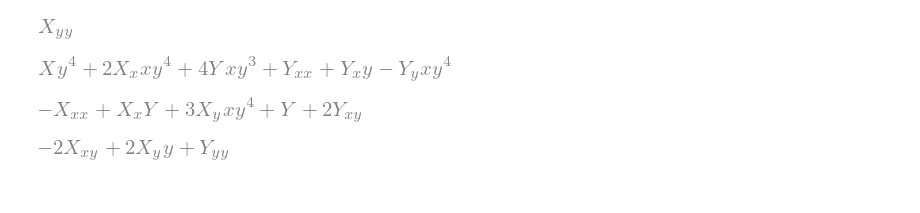
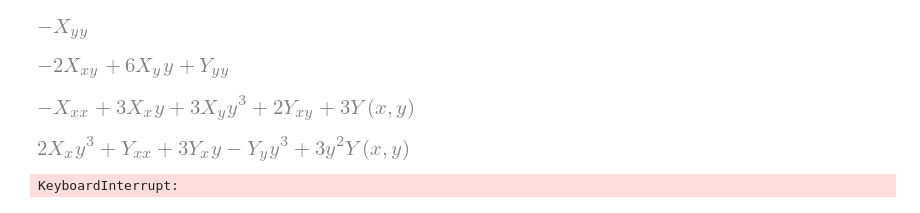
Before and after one commit to tapir442/delierium, a Jupyter notebook: notebooks/Arrigo/Arrigo_Janet_Basis_2.19_manually.ipynb, the cells around one changed output. Saved outputs shown, nothing was run; the diff lists cells and outputs as text; code cells hidden in the pictures.

```diff
--- a/notebooks/Arrigo/Arrigo_Janet_Basis_2.19_manually.ipynb
+++ b/notebooks/Arrigo/Arrigo_Janet_Basis_2.19_manually.ipynb
@@ -1,32 +1,45 @@
 # %%
 import os
 #os.environ["USE_SYMENGINE"] = "0"
 
-from sympy import diff, symbols, Function
+from sympy import diff, symbols, Function, Symbol, Derivative
 from delierium.matrix_order import Context, Mgrlex, Mgrevlex, Mlex
 from delierium.JanetBasis import Janet_Basis, LHDP
-from delierium.helpers import ltf
+from delierium.helpers import ltf, make_infinitesimal
+from delierium.Infinitesimals import overdeterminedSystemODE, Janet_Basis_from_ODE
 
 
 
 x = Symbol('x')
 y = Symbol('y')
 X = Function('X')(x, y)
 Y = Function('Y')(x, y)
 
 D = Derivative
 
-s = [ D(X, (y, 2)),
-    D(Y, (x, 2)) + (-y**4*x) * D(Y, y) + y * D(Y, x) + (2*y**4*x) * D(X, x) + (4*y**3*x) * Y + (y**4) * X,
-    D(Y, y, x) + D(Y, x, y) + (-1) * D(X, (x, 2)) + (3*y**4*x) * D(X, y) + Y * D(X, x) + Y,
-    D(Y, (y, 2)) + (-1) * D(X, y, x) + (-1) * D(X, x, y) + (2*y) * D(X, y)]
+
+# Example 2.19
+x   = Symbol('x')
+y   = Function('y')(x)
+ode = y.diff(x,x) + 3*y*y.diff(x)+ y**3
+independents = [x]
+dependents = [y]
+
+infinitesimals = {
+    x: make_infinitesimal(x, x, y, name="X"),
+    y: make_infinitesimal(y, x, y, name="Y"),
+}
+
+inf = overdeterminedSystemODE(ode, [y], [x], infinitesimals)
+
+s = [_ for _ in inf]
 for _ in s:
-    ltf(_, {X, Y}, [x, y])
+    ltf(_, [X, Y, y], [x])
 # %% [output]
-[figure, old version]
+[figure, new version]
-[figure, old version]
+[figure, new version]
-[figure, old version]
+[figure, new version]
-[figure, old version]
+[figure, new version]
 # %%
 ordering = Mgrevlex
 import time
@@ -46,7 +59,9 @@ import time
 #print(time.time() - start)
 #print("="*150)
 start=time.time()
-jb=Janet_Basis(s, [X, Y], [x, y], ordering)
+jb=Janet_Basis_from_ODE(ode, y, x, ordering)
+print(time.time() - start)
 jb.show(rich=True, short=False)
-print(time.time() - start)
 print("="*150)
+# %% [output]
+KeyboardInterrupt:
```
Also changed, not shown: 11 other files.
